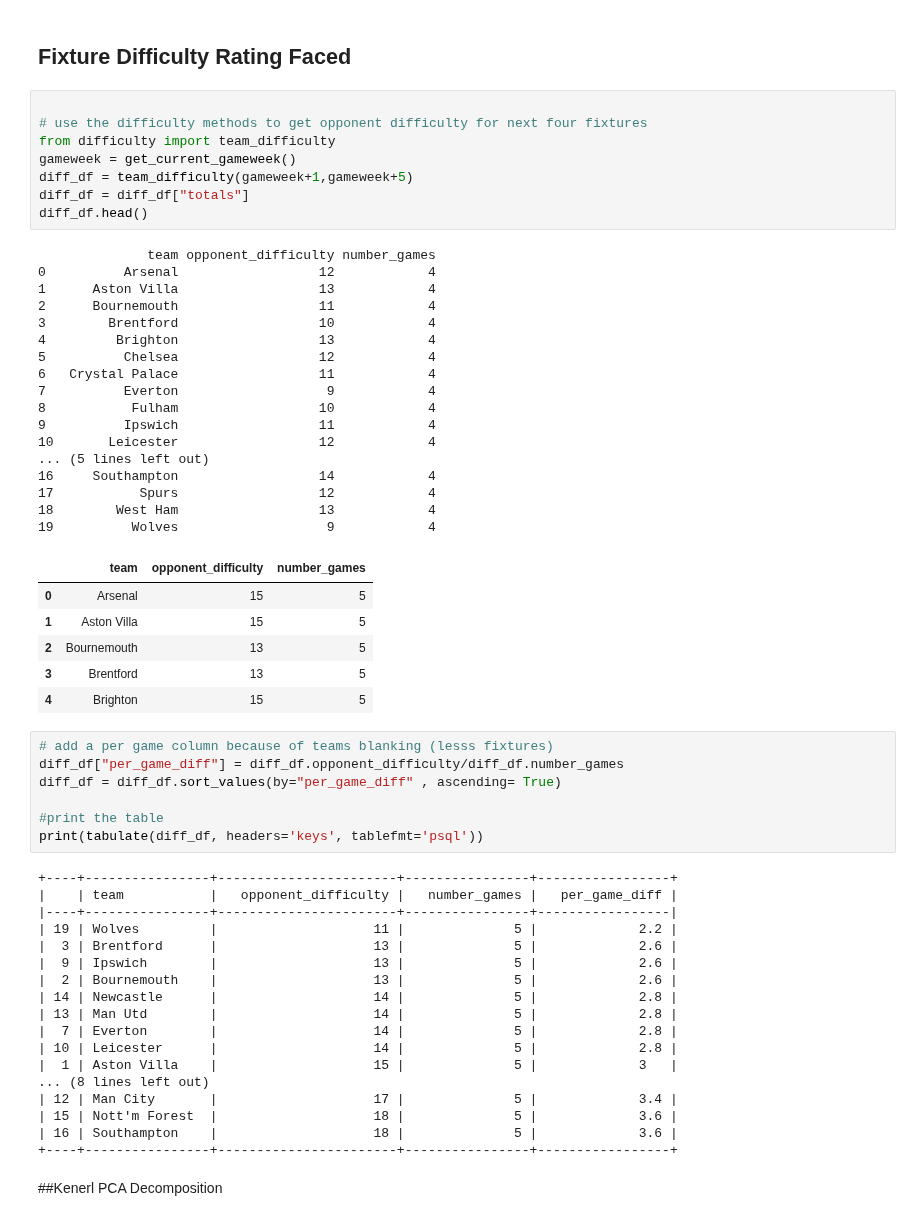
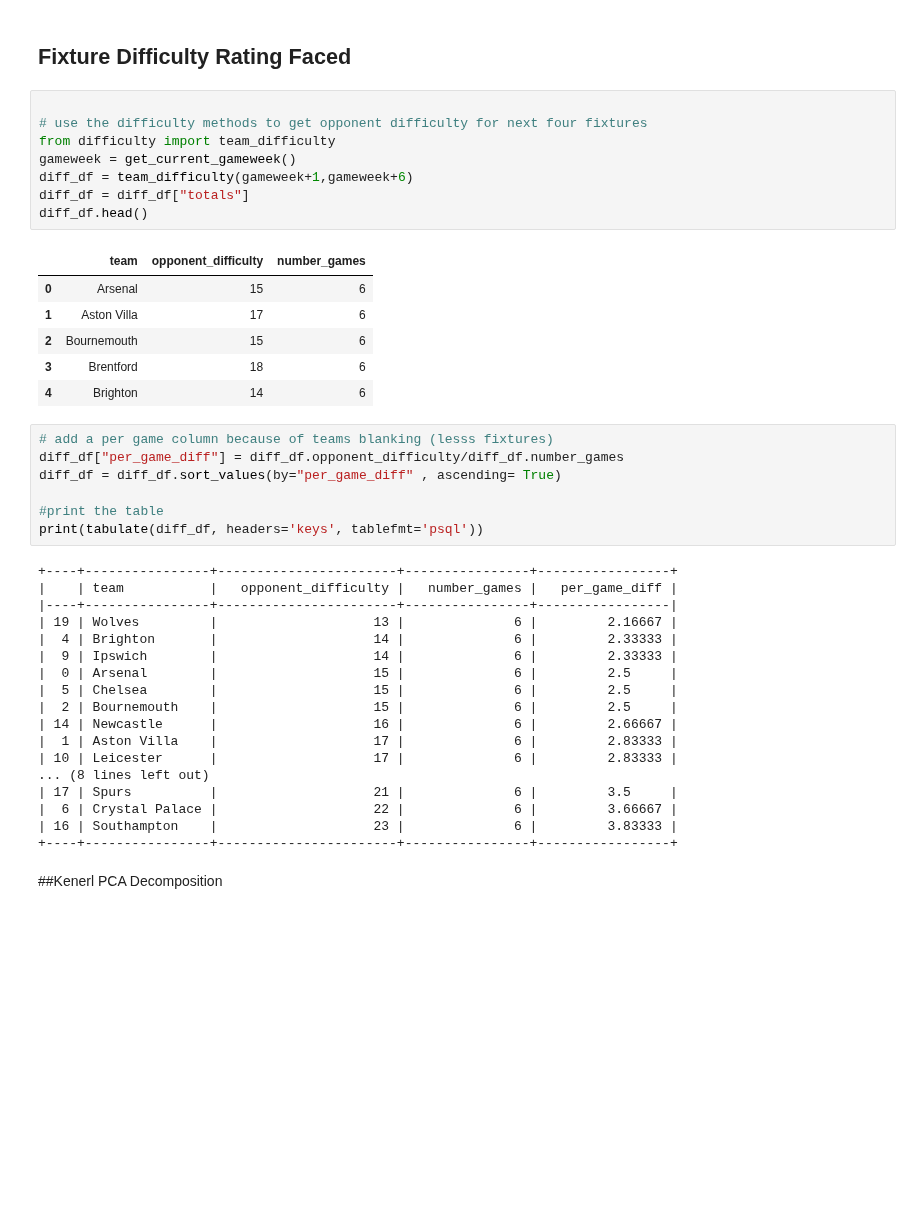
Before and after one commit to SitwalaM/fpl, a Jupyter notebook: notebooks/fpl_eda.ipynb, the cells around one changed output. Saved outputs shown, nothing was run; the diff lists cells and outputs as text; blank space fills up the shorter version.

```diff
--- a/notebooks/fpl_eda.ipynb
+++ b/notebooks/fpl_eda.ipynb
@@ -204,35 +204,18 @@ plt.savefig("../images/volatility.png")
 # %%
 
 # use the difficulty methods to get opponent difficulty for next four fixtures
 from difficulty import team_difficulty
 gameweek = get_current_gameweek()
-diff_df = team_difficulty(gameweek+1,gameweek+5)
+diff_df = team_difficulty(gameweek+1,gameweek+6)
 diff_df = diff_df["totals"]
 diff_df.head()
 # %% [output]
-              team opponent_difficulty number_games
-0          Arsenal                  12            4
-1      Aston Villa                  13            4
-2      Bournemouth                  11            4
-3        Brentford                  10            4
-4         Brighton                  13            4
-5          Chelsea                  12            4
-6   Crystal Palace                  11            4
-7          Everton                   9            4
-8           Fulham                  10            4
-9          Ipswich                  11            4
-10       Leicester                  12            4
-... (5 lines left out)
-16     Southampton                  14            4
-17           Spurs                  12            4
-18        West Ham                  13            4
-19          Wolves                   9            4
 |  | team | opponent_difficulty | number_games |
-| 0 | Arsenal | 15 | 5 |
-| 1 | Aston Villa | 15 | 5 |
-| 2 | Bournemouth | 13 | 5 |
-| 3 | Brentford | 13 | 5 |
-| 4 | Brighton | 15 | 5 |
+| 0 | Arsenal | 15 | 6 |
+| 1 | Aston Villa | 17 | 6 |
+| 2 | Bournemouth | 15 | 6 |
+| 3 | Brentford | 18 | 6 |
+| 4 | Brighton | 14 | 6 |
 # %%
 # add a per game column because of teams blanking (lesss fixtures)
 diff_df["per_game_diff"] = diff_df.opponent_difficulty/diff_df.number_games
@@ -244,19 +227,19 @@ print(tabulate(diff_df, headers='keys', tablefmt='psql'))
 +----+----------------+-----------------------+----------------+-----------------+
 |    | team           |   opponent_difficulty |   number_games |   per_game_diff |
 |----+----------------+-----------------------+----------------+-----------------|
-| 19 | Wolves         |                    11 |              5 |             2.2 |
-|  3 | Brentford      |                    13 |              5 |             2.6 |
-|  9 | Ipswich        |                    13 |              5 |             2.6 |
-|  2 | Bournemouth    |                    13 |              5 |             2.6 |
-| 14 | Newcastle      |                    14 |              5 |             2.8 |
-| 13 | Man Utd        |                    14 |              5 |             2.8 |
-|  7 | Everton        |                    14 |              5 |             2.8 |
-| 10 | Leicester      |                    14 |              5 |             2.8 |
-|  1 | Aston Villa    |                    15 |              5 |             3   |
+| 19 | Wolves         |                    13 |              6 |         2.16667 |
+|  4 | Brighton       |                    14 |              6 |         2.33333 |
+|  9 | Ipswich        |                    14 |              6 |         2.33333 |
+|  0 | Arsenal        |                    15 |              6 |         2.5     |
+|  5 | Chelsea        |                    15 |              6 |         2.5     |
+|  2 | Bournemouth    |                    15 |              6 |         2.5     |
+| 14 | Newcastle      |                    16 |              6 |         2.66667 |
+|  1 | Aston Villa    |                    17 |              6 |         2.83333 |
+| 10 | Leicester      |                    17 |              6 |         2.83333 |
 ... (8 lines left out)
-| 12 | Man City       |                    17 |              5 |             3.4 |
-| 15 | Nott'm Forest  |                    18 |              5 |             3.6 |
-| 16 | Southampton    |                    18 |              5 |             3.6 |
+| 17 | Spurs          |                    21 |              6 |         3.5     |
+|  6 | Crystal Palace |                    22 |              6 |         3.66667 |
+| 16 | Southampton    |                    23 |              6 |         3.83333 |
 +----+----------------+-----------------------+----------------+-----------------+
 # %% [markdown]
 ##Kenerl PCA Decomposition
```
Also changed, not shown: parts of 16 cells of this notebook.
